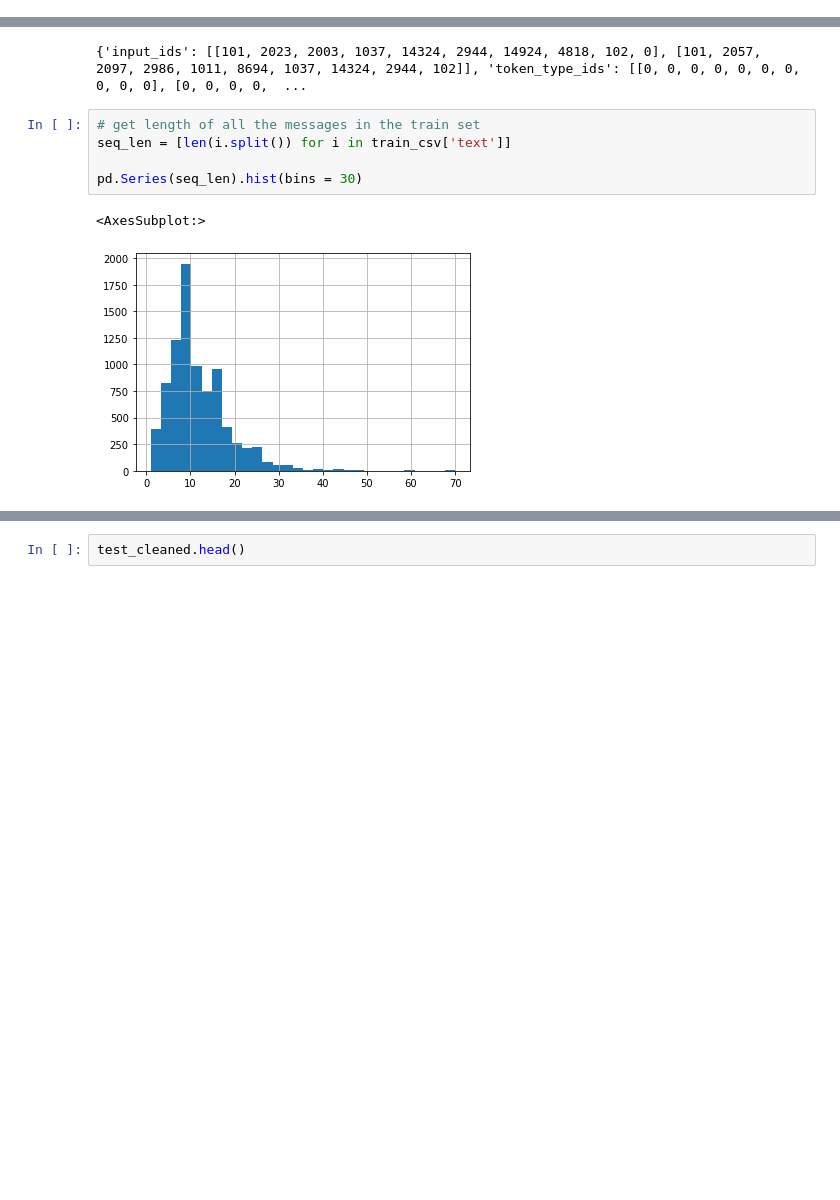
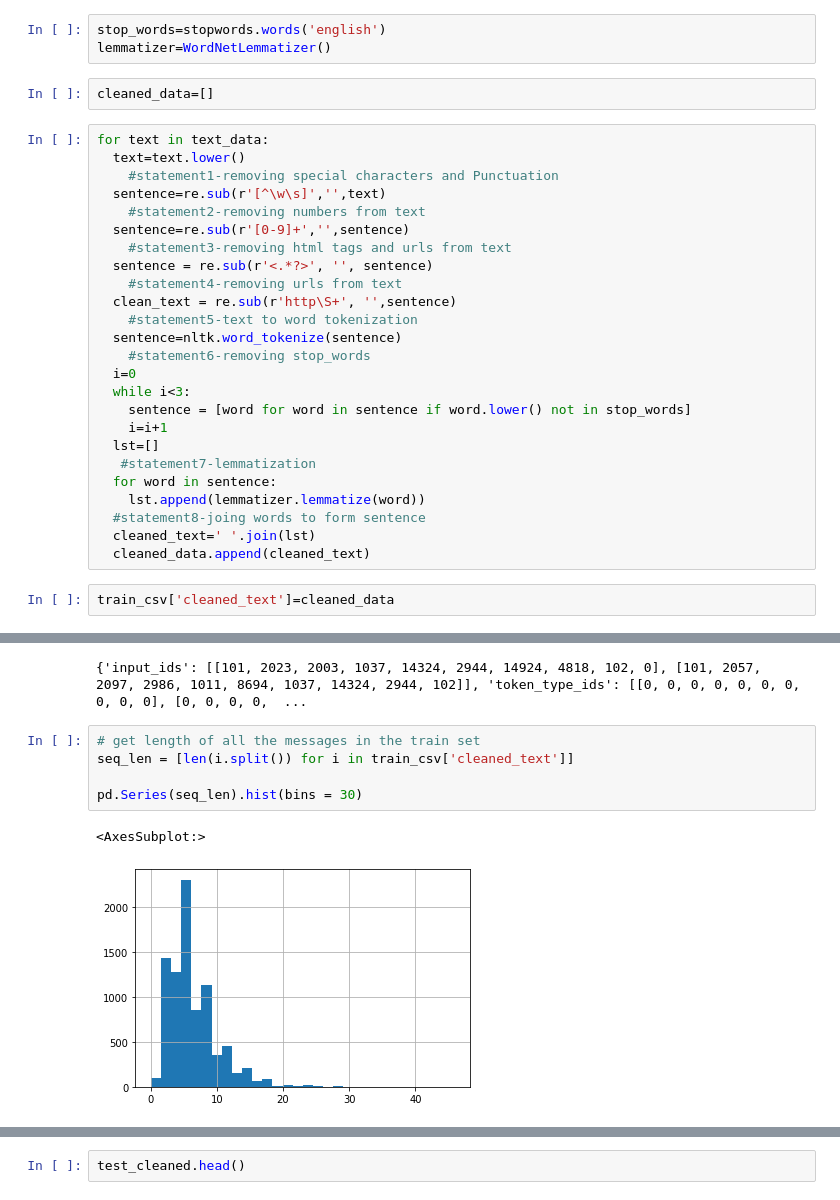
Before and after one commit to karunaprakash062/ml, a Jupyter notebook: qq.ipynb, the cells around one changed output, grey strips where cells are left out. Cells and saved outputs as stored; diff of their text form; blank space fills up the shorter version.

```diff
--- a/qq.ipynb
+++ b/qq.ipynb
@@ -26 +54,33 @@ test_cleaned=pd.read_csv('/content/drive/MyDrive/cleaned_test.csv')
+# %%
+stop_words=stopwords.words('english')
+lemmatizer=WordNetLemmatizer()
+# %%
+cleaned_data=[]
+# %%
+for text in text_data:
+  text=text.lower()
+    #statement1-removing special characters and Punctuation
+  sentence=re.sub(r'[^\w\s]','',text)
+    #statement2-removing numbers from text
+  sentence=re.sub(r'[0-9]+','',sentence)
+    #statement3-removing html tags and urls from text
+  sentence = re.sub(r'<.*?>', '', sentence)
+    #statement4-removing urls from text
+  clean_text = re.sub(r'http\S+', '',sentence)
+    #statement5-text to word tokenization
+  sentence=nltk.word_tokenize(sentence)
+    #statement6-removing stop_words
+  i=0
+  while i<3:
+    sentence = [word for word in sentence if word.lower() not in stop_words]
+    i=i+1
+  lst=[]
+   #statement7-lemmatization
+  for word in sentence:
+    lst.append(lemmatizer.lemmatize(word))
+  #statement8-joing words to form sentence
+  cleaned_text=' '.join(lst)
+  cleaned_data.append(cleaned_text)
+# %%
+train_csv['cleaned_text']=cleaned_data
 # %%
@@ -46,12 +106,12 @@ print(sent_id)
 {'input_ids': [[101, 2023, 2003, 1037, 14324, 2944, 14924, 4818, 102, 0], [101, 2057, 2097, 2986, 1011, 8694, 1037, 14324, 2944, 102]], 'token_type_ids': [[0, 0, 0, 0, 0, 0, 0, 0, 0, 0], [0, 0, 0, 0,  ...
 # %%
 # get length of all the messages in the train set
-seq_len = [len(i.split()) for i in train_csv['text']]
+seq_len = [len(i.split()) for i in train_csv['cleaned_text']]
 
 pd.Series(seq_len).hist(bins = 30)
 # %% [output]
 <AxesSubplot:>
-[figure, old version]
+[figure, new version]
 # %%
 # tokenize and encode sequences in the training set
 tokens_train = tokenizer.batch_encode_plus(
```
Also changed, not shown: parts of 10 cells of this notebook.
